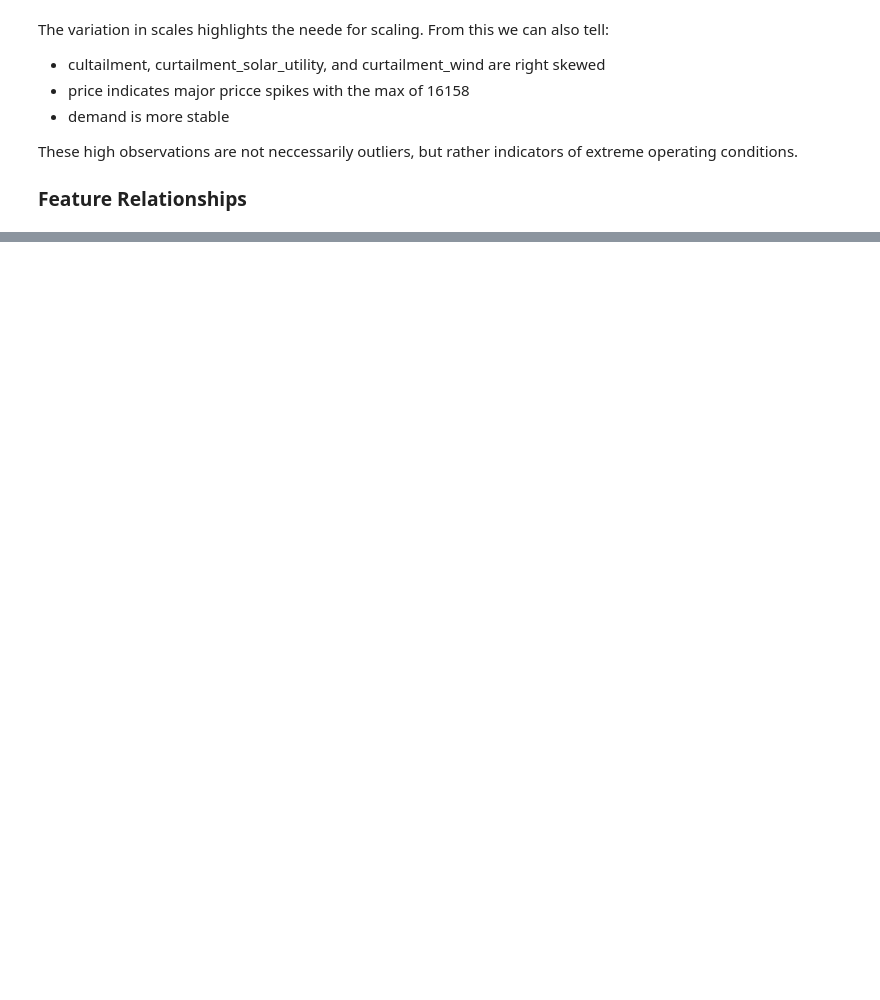
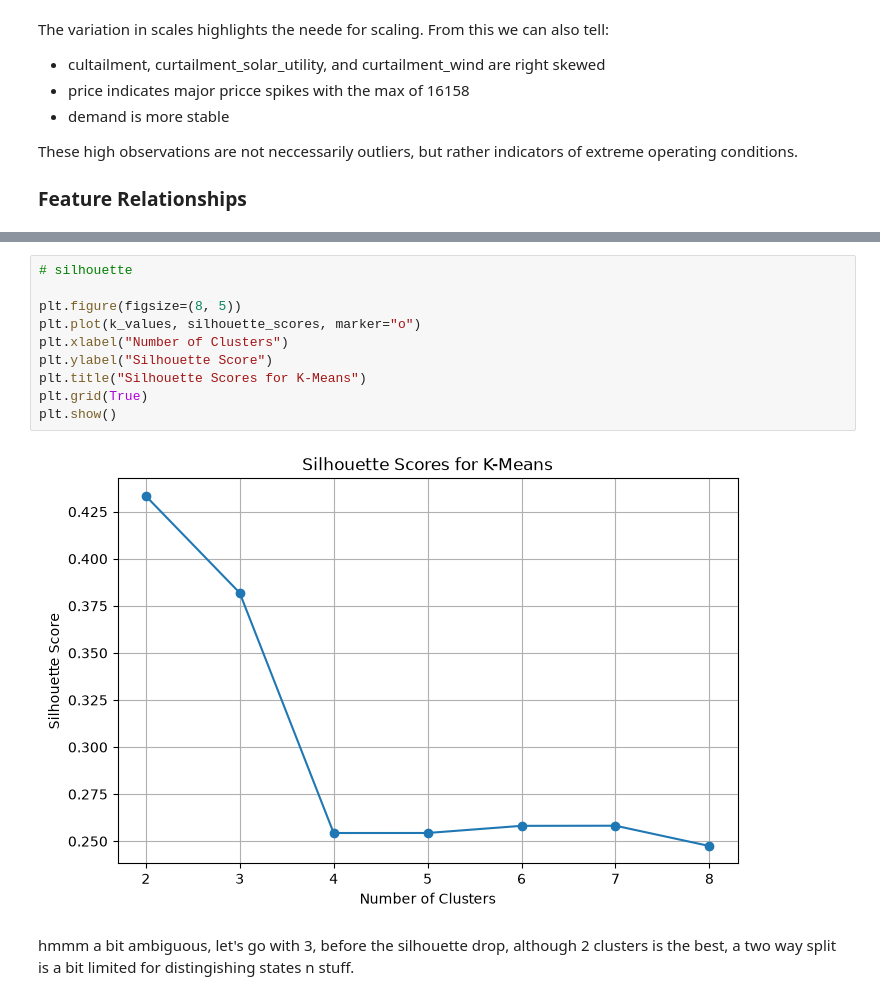
Before and after one commit to txngsten/COMP3742-Capstone-Project, a Jupyter notebook: A1/notebooks/explore_analysis.ipynb, the cells around one changed output, grey strips where cells are left out. Drawn from its saved outputs; the diff is of its cells as text; blank space fills up the shorter version.

```diff
--- a/A1/notebooks/explore_analysis.ipynb
+++ b/A1/notebooks/explore_analysis.ipynb
@@ -221,0 +361,14 @@ KeyboardInterrupt:
+# %%
+# silhouette
+
+plt.figure(figsize=(8, 5))
+plt.plot(k_values, silhouette_scores, marker="o")
+plt.xlabel("Number of Clusters")
+plt.ylabel("Silhouette Score")
+plt.title("Silhouette Scores for K-Means")
+plt.grid(True)
+plt.show()
+# %% [output]
+[figure, added]
+# %% [markdown]
+hmmm a bit ambiguous, let's go with 3, before the silhouette drop, although 2 clusters is the best, a two way split is a bit limited for distingishing states n stuff.
```
Also changed, not shown: parts of 40 cells of this notebook.
